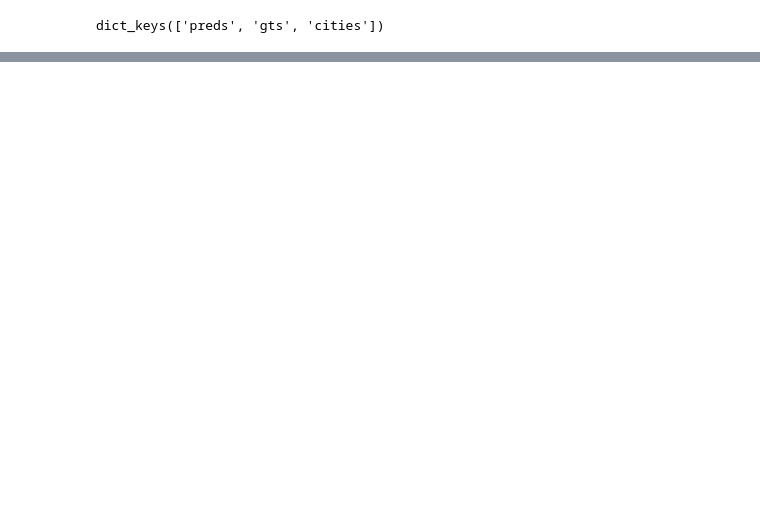
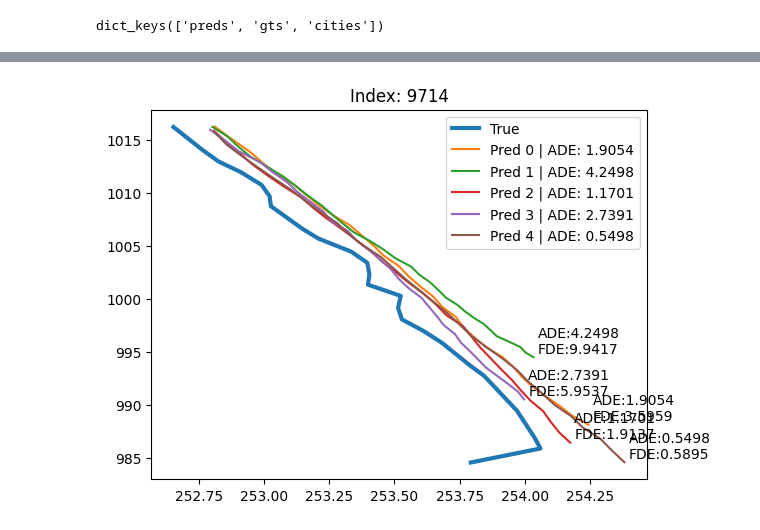
Before and after one commit to nandantumu/LaneGCN, a Jupyter notebook: Result Exploration.ipynb, the cells around one changed output, grey strips where cells are left out. Drawn from its saved outputs; the diff is of its cells as text; code cells hidden in the pictures; blank space fills up the shorter version.

Commit message:
Comparing original vs PIMP performance

```diff
--- a/Result Exploration.ipynb
+++ b/Result Exploration.ipynb
@@ -5,7 +5,7 @@ import pandas as pd
 import torch
 import matplotlib.pylab as plt
 # %%
-data = torch.load("results/lanegcn_pimp/results.pkl")
+data = torch.load("results/lanegcn/results.pkl")
 print(data.keys())
 # %% [output]
 dict_keys(['preds', 'gts', 'cities'])
@@ -23,10 +21,12 @@ def ade_fde(t1, t2):
     ade = np.mean(de)
     return ade, fde
 # %%
-def display_results(index, horizon=30):
+def display_results(index, horizon=30, predidxs=None):
     key = list(preds.keys())[index]
+    if predidxs is None:
+        predidxs = list(range(preds[key].shape[0]))
     plt.plot(gts[key][:,0],gts[key][:,1], label="True", linewidth=3)
-    for i in range(preds[key].shape[0]):
+    for i in predidxs:
         ade, fde = ade_fde(preds[key][i][:horizon],gts[key][:horizon].numpy())
         plt.plot(preds[key][i][:horizon,0], preds[key][i][:horizon,1], label=f"Pred {i} | ADE: {ade:.4f}")
         plt.annotate(f"ADE:{ade:.4f}\nFDE:{fde:.4f}", (preds[key][i][horizon-1,0], preds[key][i][horizon-1,1]),
@@ -45,0 +46,4 @@ for item in np.random.randint(0,len(preds.keys()),5):
+# %%
+display_results(9714, 30, [0,1,2,3,4])
+# %% [output]
+[figure, added]
```
Also changed, not shown: parts of 2 cells of this notebook.
